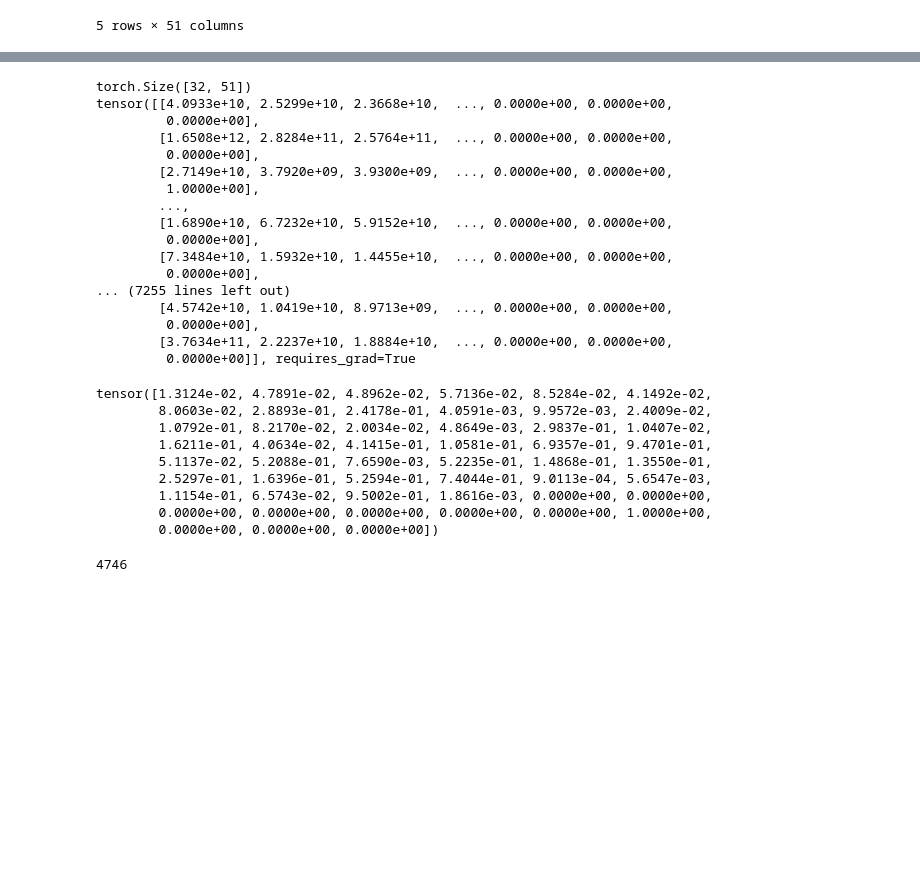
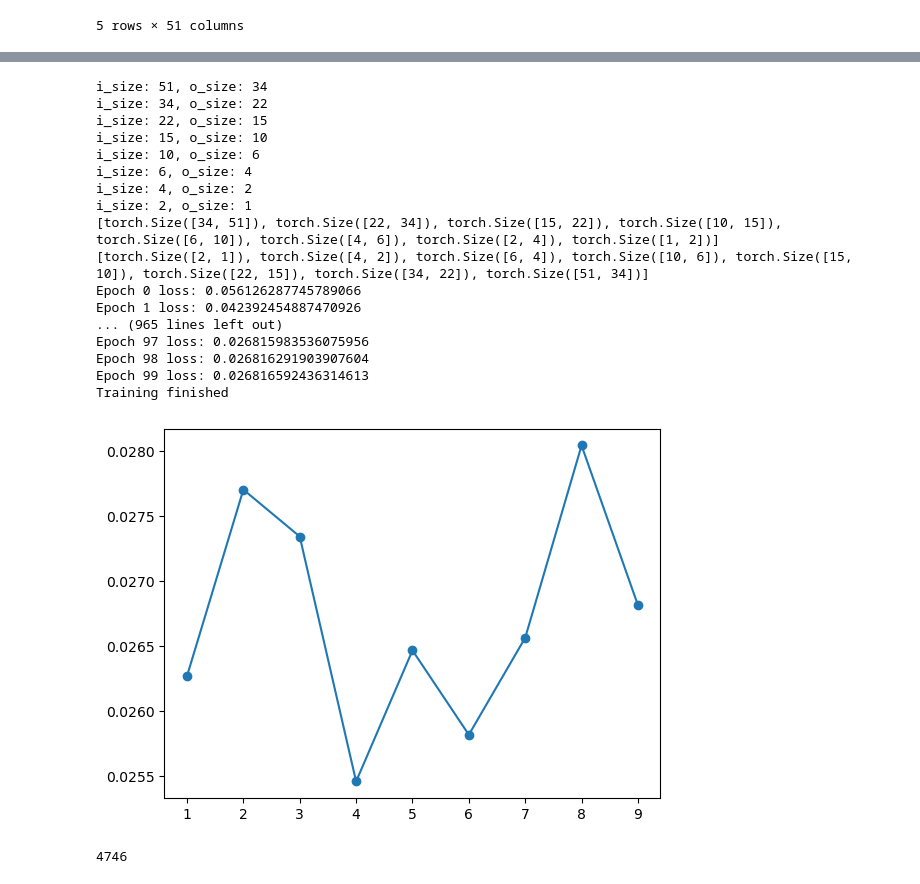
Before and after one commit to VladMurgoci/StonkAdvizor, a Jupyter notebook: data_discovery.ipynb, the cells around one changed output, grey strips where cells are left out. Saved outputs shown, nothing was run; the diff lists cells and outputs as text; code cells hidden in the pictures; blank space fills up the shorter version.

Commit message:
Move correct autoencoder model to separate file

```diff
--- a/data_discovery.ipynb
+++ b/data_discovery.ipynb
@@ -365,9 +297,10 @@ NameError: name 'model' is not defined
 import torch.optim as optim
 import torch
 import torch.utils.data as data_utils
+from ml_backend.autoencoders import Autoencoder
 
 latent_dim = 10
-model = Autoencodertemp(len(df.columns), latent_dim)
+model = Autoencoder(len(df.columns), latent_dim)
 
 train_data = torch.tensor(train_df.values, dtype=torch.float32)
 train_data = data_utils.TensorDataset(train_data, train_data)
@@ -396,21 +329 @@ Epoch 19 loss: 0.02839957330037247
 Training finished
-# %%
-model.train(train_data, loss, optimizer)
-# %% [output]
-torch.Size([32, 51])
-tensor([[4.0933e+10, 2.5299e+10, 2.3668e+10,  ..., 0.0000e+00, 0.0000e+00,
-         0.0000e+00],
-        [1.6508e+12, 2.8284e+11, 2.5764e+11,  ..., 0.0000e+00, 0.0000e+00,
-         0.0000e+00],
-        [2.7149e+10, 3.7920e+09, 3.9300e+09,  ..., 0.0000e+00, 0.0000e+00,
-         1.0000e+00],
-        ...,
-        [1.6890e+10, 6.7232e+10, 5.9152e+10,  ..., 0.0000e+00, 0.0000e+00,
-         0.0000e+00],
-        [7.3484e+10, 1.5932e+10, 1.4455e+10,  ..., 0.0000e+00, 0.0000e+00,
-         0.0000e+00],
-... (7255 lines left out)
-        [4.5742e+10, 1.0419e+10, 8.9713e+09,  ..., 0.0000e+00, 0.0000e+00,
-         0.0000e+00],
-        [3.7634e+11, 2.2237e+10, 1.8884e+10,  ..., 0.0000e+00, 0.0000e+00,
-         0.0000e+00]], requires_grad=True
@@ -419,15 +330,42 @@ train_data = torch.tensor(train_df.values, dtype=torch.float32)
-# %%
-train_data[0]
-# %% [output]
-tensor([1.3124e-02, 4.7891e-02, 4.8962e-02, 5.7136e-02, 8.5284e-02, 4.1492e-02,
-        8.0603e-02, 2.8893e-01, 2.4178e-01, 4.0591e-03, 9.9572e-03, 2.4009e-02,
-        1.0792e-01, 8.2170e-02, 2.0034e-02, 4.8649e-03, 2.9837e-01, 1.0407e-02,
-        1.6211e-01, 4.0634e-02, 4.1415e-01, 1.0581e-01, 6.9357e-01, 9.4701e-01,
-        5.1137e-02, 5.2088e-01, 7.6590e-03, 5.2235e-01, 1.4868e-01, 1.3550e-01,
-        2.5297e-01, 1.6396e-01, 5.2594e-01, 7.4044e-01, 9.0113e-04, 5.6547e-03,
-        1.1154e-01, 6.5743e-02, 9.5002e-01, 1.8616e-03, 0.0000e+00, 0.0000e+00,
-        0.0000e+00, 0.0000e+00, 0.0000e+00, 0.0000e+00, 0.0000e+00, 1.0000e+00,
-        0.0000e+00, 0.0000e+00, 0.0000e+00])
+# %%
+import ml_backend.autoencoders
+importlib.reload(ml_backend.autoencoders)
+from ml_backend.autoencoders import Autoencoder
+
+training_losses = []
+for latent_space_size in range(1, 10):
+    model = Autoencoder(len(df.columns), latent_space_size, reduction=1.5)
+
+    train_data = torch.tensor(train_df.values, dtype=torch.float32)
+    train_data = data_utils.TensorDataset(train_data, train_data)
+    loss = nn.MSELoss()
+    lr = 0.1
+    optimizer = optim.Adam(model.parameters(), lr=lr, weight_decay=1e-8)
+
+    model.train(data=train_data, loss_f=loss, optim=optimizer, n_epochs=500)
+    training_losses.append(model.model_loss)
+
+plt.plot(range(1, 10), training_losses, "-o", label="Training loss for latent space size hyperparameter")
+plt.show()
+# %% [output]
+i_size: 51, o_size: 34
+i_size: 34, o_size: 22
+i_size: 22, o_size: 15
+i_size: 15, o_size: 10
+i_size: 10, o_size: 6
+i_size: 6, o_size: 4
+i_size: 4, o_size: 2
+i_size: 2, o_size: 1
+[torch.Size([34, 51]), torch.Size([22, 34]), torch.Size([15, 22]), torch.Size([10, 15]), torch.Size([6, 10]), torch.Size([4, 6]), torch.Size([2, 4]), torch.Size([1, 2])]
+[torch.Size([2, 1]), torch.Size([4, 2]), torch.Size([6, 4]), torch.Size([10, 6]), torch.Size([15, 10]), torch.Size([22, 15]), torch.Size([34, 22]), torch.Size([51, 34])]
+Epoch 0 loss: 0.056126287745789066
+Epoch 1 loss: 0.042392454887470926
+... (965 lines left out)
+Epoch 97 loss: 0.026815983536075956
+Epoch 98 loss: 0.026816291903907604
+Epoch 99 loss: 0.026816592436314613
+Training finished
+[figure, added]
 # %%
 df = df.dropna()
 # %%
```
Also changed, not shown: parts of 6 cells of this notebook, 1 other file.
